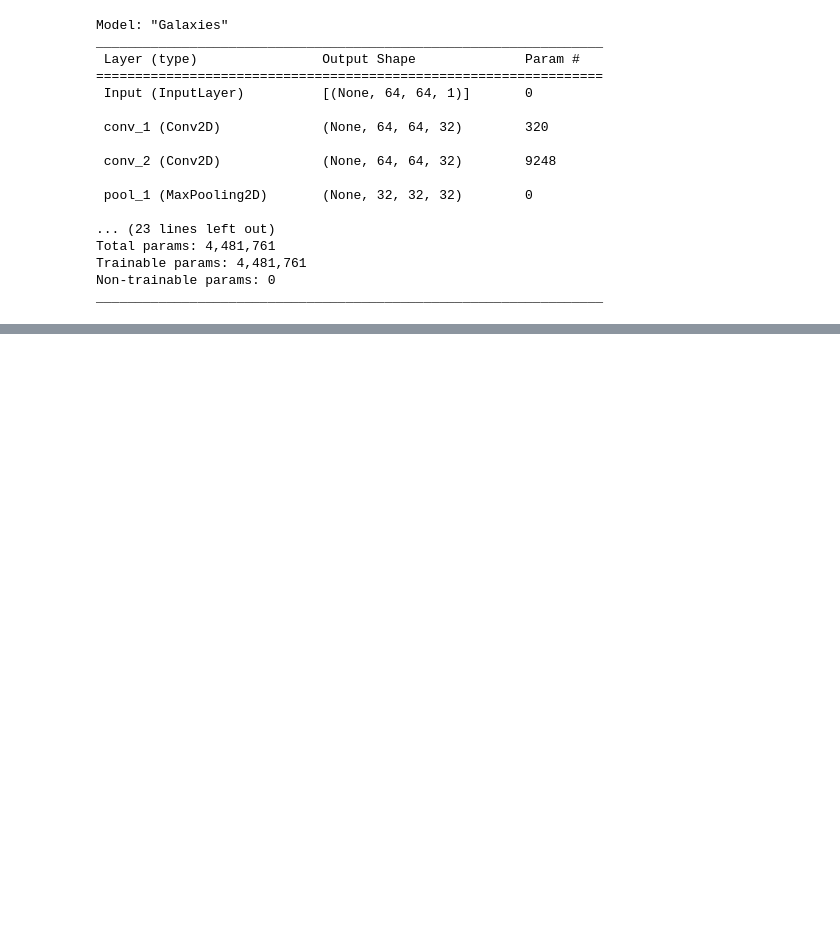
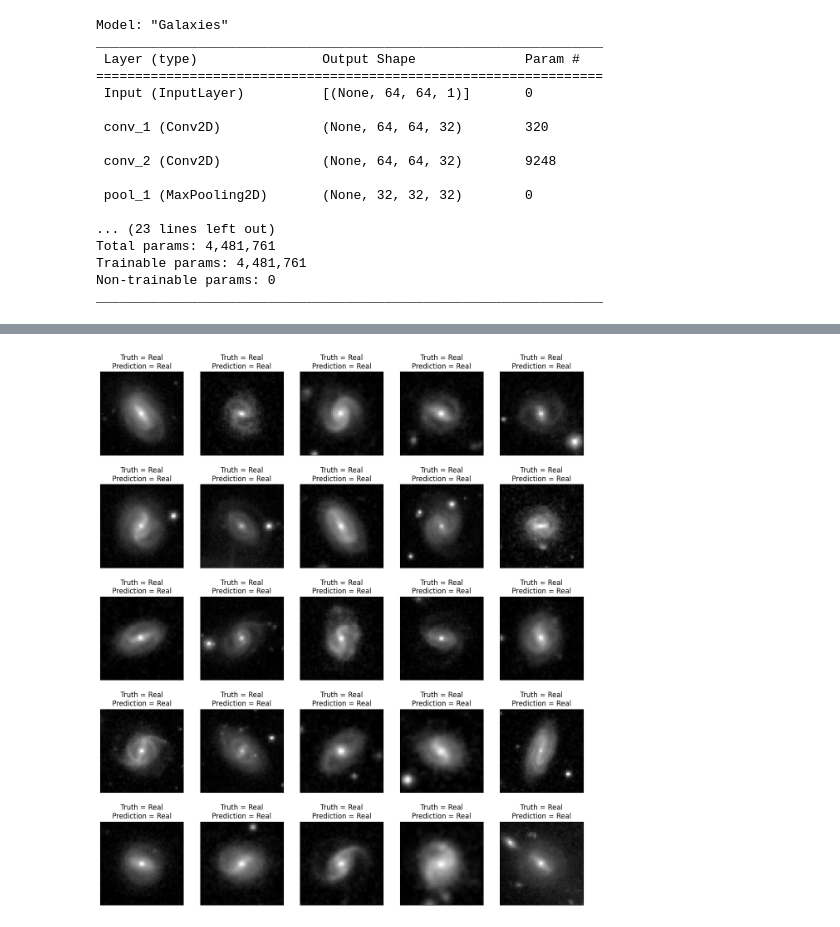
Before and after one commit to adheeb4/MLNN-Project-Group-20, a Jupyter notebook: Group_Project_Group_40.ipynb, the cells around one changed output, grey strips where cells are left out. Cells and saved outputs as stored; diff of their text form; code cells hidden in the pictures; blank space fills up the shorter version.

```diff
--- a/Group_Project_Group_40.ipynb
+++ b/Group_Project_Group_40.ipynb
@@ -142,14 +155,20 @@ plt.show()
 # %%
-y_pred = model.predict(x_test)
-y_pred_label = np.argmax(y_pred, axis=1)
+class_names = list(val_gen.class_indices.keys())
+x_val, y_val = next(val_gen)
+y_pred = model.predict(x_val)
+threshold = 0.5
+y_pred_label = np.where(y_pred >= threshold, 1, 0)
 
-f, ax = plt.subplots(5,5, figsize=(15, 17))
+
+
+f, ax = plt.subplots(5, 5, figsize=(15, 17))
 ax = ax.flatten()
 
 for i in range(25):
-    ax[i].imshow(x_test[i,:,:,0])
-    ax[i].set_title(f'Truth = {class_names[y_test[i][0]]}\nPrediction = {class_names[y_pred_label[i]]}')
+    ax[i].imshow(x_val[i, :, :, 0], cmap='gray')
+    ax[i].set_title(f'Truth = {class_names[int(y_val[i])]}\nPrediction = {class_names[int(y_pred_label[i])]}')
     ax[i].set_xticks([])
     ax[i].set_yticks([])
 
 plt.show()
+# %% [output]
@@ -155,0 +176 @@ plt.show()
+[figure, added]
```
Also changed, not shown: parts of 9 cells of this notebook.
